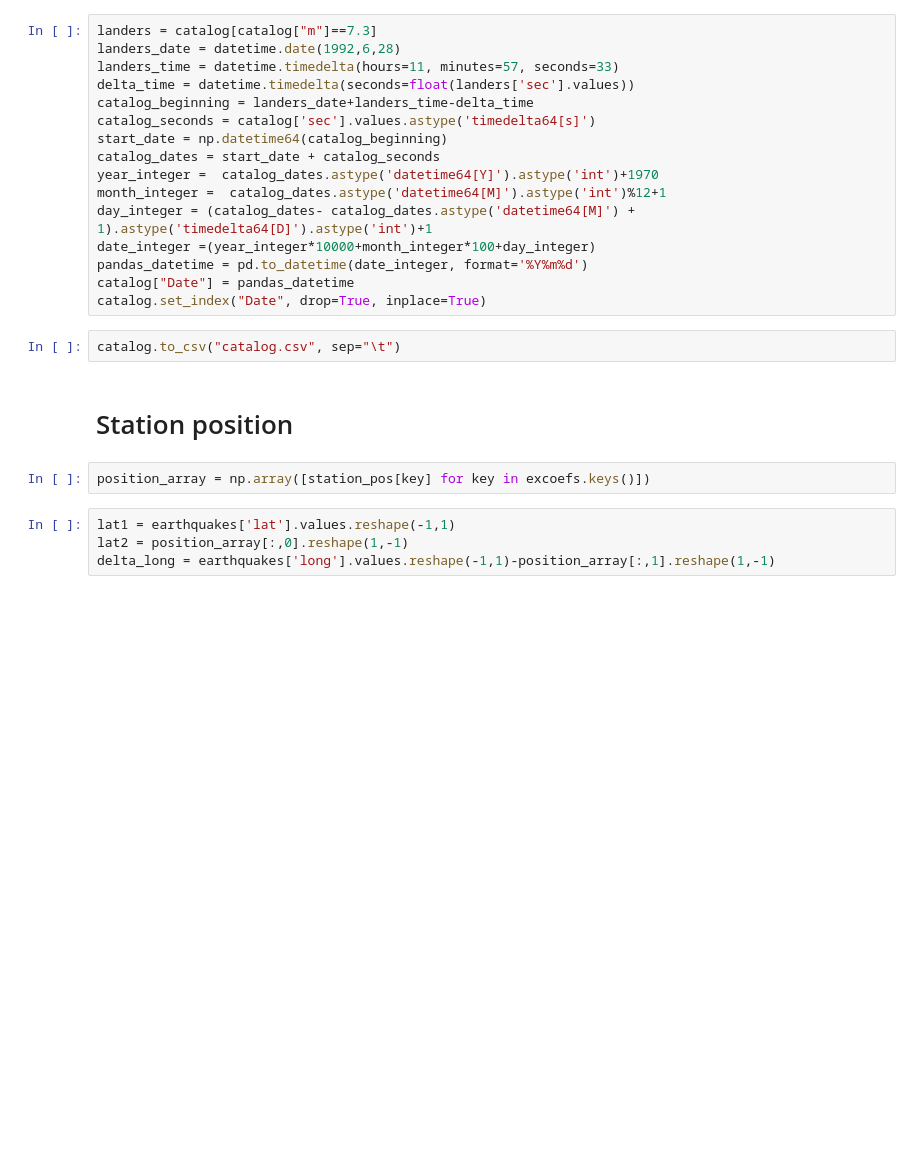
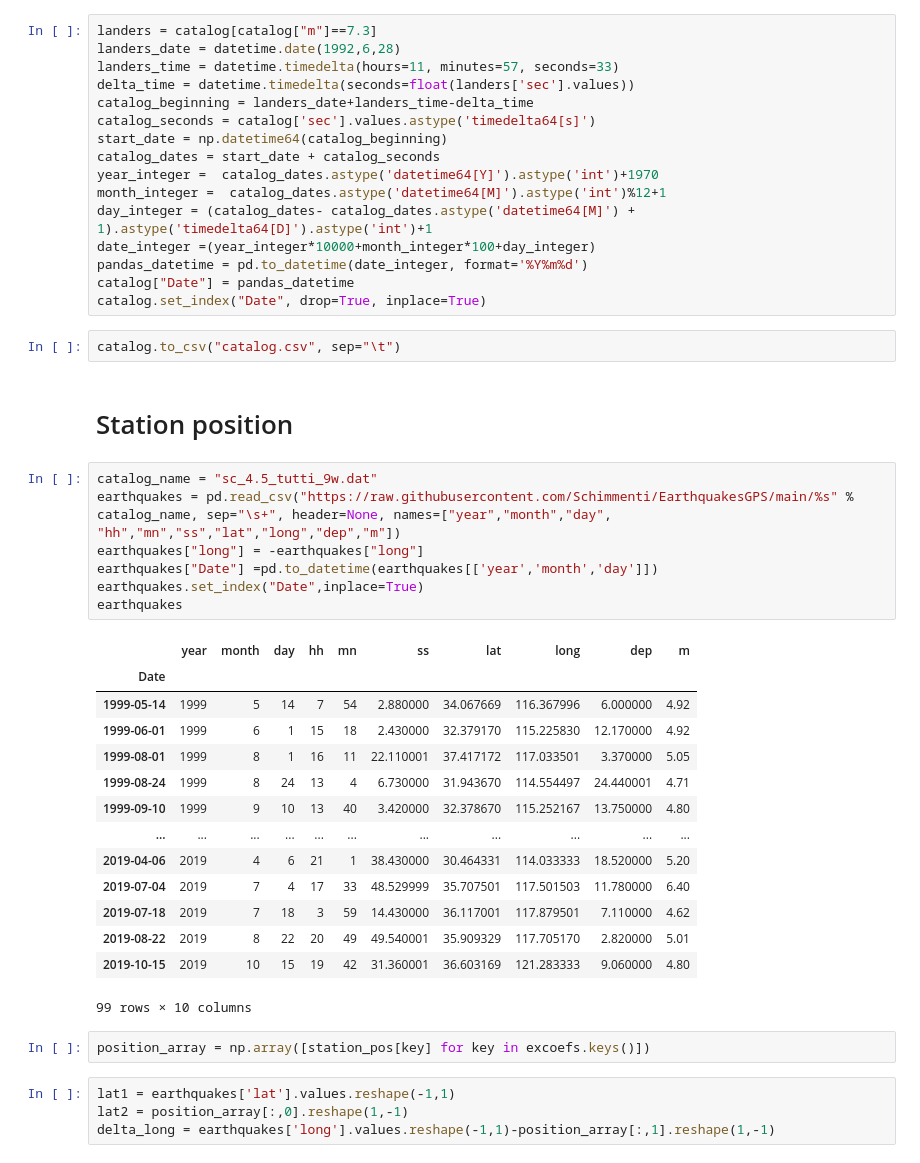
Before and after one commit to Schimmenti/EarthquakesGPS, a Jupyter notebook: Dataset.ipynb, the cells around one changed output. Saved outputs shown, nothing was run; the diff lists cells and outputs as text; blank space fills up the shorter version.

```diff
--- a/Dataset.ipynb
+++ b/Dataset.ipynb
@@ -178,6 +158,28 @@ catalog.set_index("Date", drop=True, inplace=True)
 catalog.to_csv("catalog.csv", sep="\t")
 # %% [markdown]
 # Station position
+# %%
+catalog_name = "sc_4.5_tutti_9w.dat"
+earthquakes = pd.read_csv("https://raw.githubusercontent.com/Schimmenti/EarthquakesGPS/main/%s" % catalog_name, sep="\s+", header=None, names=["year","month","day", "hh","mn","ss","lat","long","dep","m"])
+earthquakes["long"] = -earthquakes["long"]
+earthquakes["Date"] =pd.to_datetime(earthquakes[['year','month','day']])
+earthquakes.set_index("Date",inplace=True)
+earthquakes
+# %% [output]
+|  | year | month | day | hh | mn | ss | lat | long | dep | m |
+| Date |  |  |  |  |  |  |  |  |  |  |
+| 1999-05-14 | 1999 | 5 | 14 | 7 | 54 | 2.880000 | 34.067669 | 116.367996 | 6.000000 | 4.92 |
+| 1999-06-01 | 1999 | 6 | 1 | 15 | 18 | 2.430000 | 32.379170 | 115.225830 | 12.170000 | 4.92 |
+| 1999-08-01 | 1999 | 8 | 1 | 16 | 11 | 22.110001 | 37.417172 | 117.033501 | 3.370000 | 5.05 |
+| 1999-08-24 | 1999 | 8 | 24 | 13 | 4 | 6.730000 | 31.943670 | 114.554497 | 24.440001 | 4.71 |
+| 1999-09-10 | 1999 | 9 | 10 | 13 | 40 | 3.420000 | 32.378670 | 115.252167 | 13.750000 | 4.80 |
+| ... | ... | ... | ... | ... | ... | ... | ... | ... | ... | ... |
+| 2019-04-06 | 2019 | 4 | 6 | 21 | 1 | 38.430000 | 30.464331 | 114.033333 | 18.520000 | 5.20 |
+| 2019-07-04 | 2019 | 7 | 4 | 17 | 33 | 48.529999 | 35.707501 | 117.501503 | 11.780000 | 6.40 |
+| 2019-07-18 | 2019 | 7 | 18 | 3 | 59 | 14.430000 | 36.117001 | 117.879501 | 7.110000 | 4.62 |
+| 2019-08-22 | 2019 | 8 | 22 | 20 | 49 | 49.540001 | 35.909329 | 117.705170 | 2.820000 | 5.01 |
+| 2019-10-15 | 2019 | 10 | 15 | 19 | 42 | 31.360001 | 36.603169 | 121.283333 | 9.060000 | 4.80 |
+99 rows × 10 columns
 # %%
 position_array = np.array([station_pos[key] for key in excoefs.keys()])
 # %%
```
Also changed, not shown: parts of 14 cells of this notebook.
